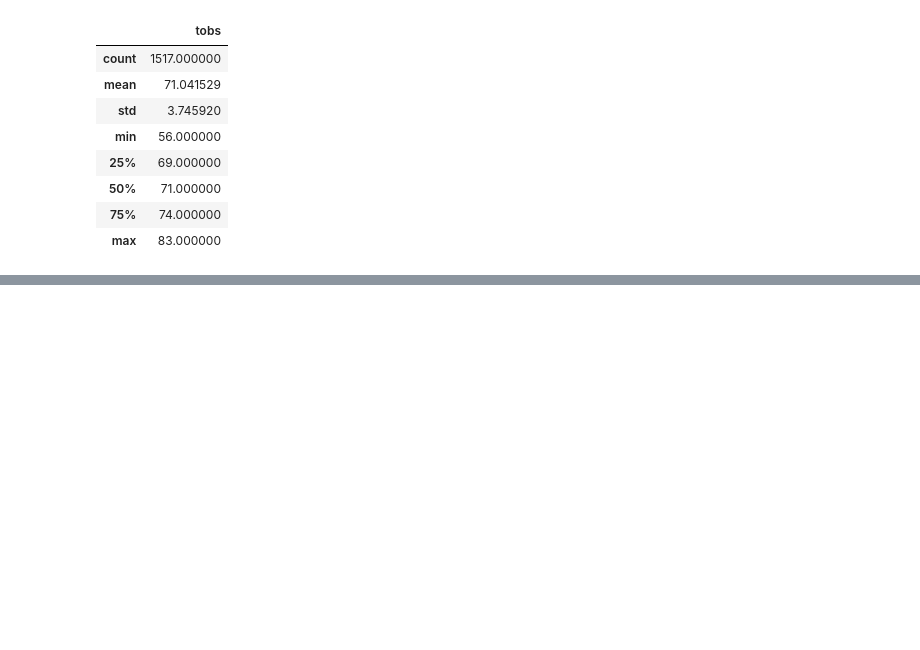
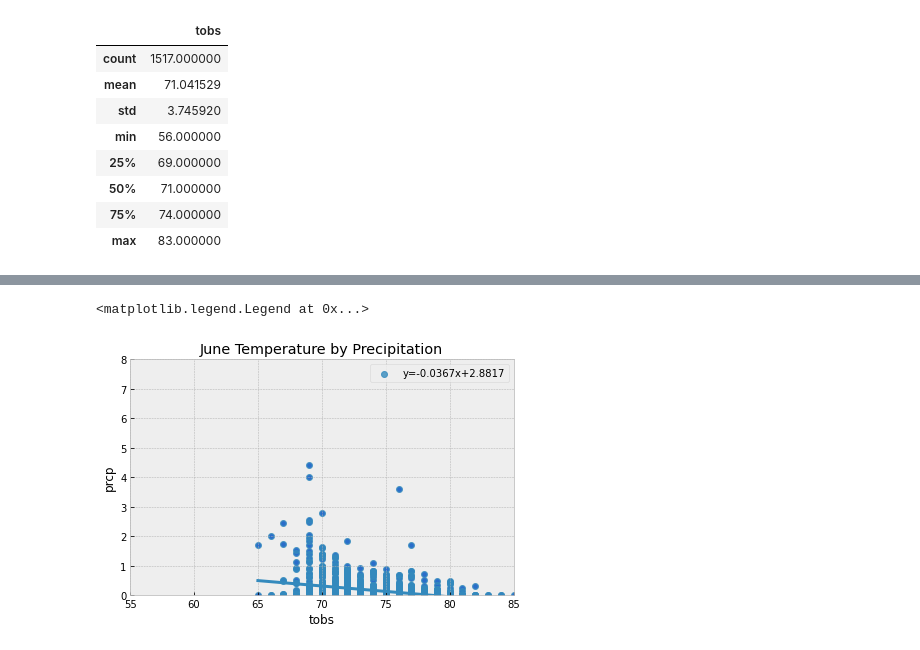
Before and after one commit to hoangphung123/surfs_up, a Jupyter notebook: SurfsUp_Challenge.ipynb, the cells around one changed output, grey strips where cells are left out. Drawn from its saved outputs; the diff is of its cells as text; code cells hidden in the pictures; blank space fills up the shorter version.

```diff
--- a/SurfsUp_Challenge.ipynb
+++ b/SurfsUp_Challenge.ipynb
@@ -159,0 +163,6 @@ plt.ylim([0,400])
+# %%
+# Additional Query 1: June Precipitation
+june_temp_prcp = session.query(Measurement.tobs,Measurement.prcp).filter(extract('month', Measurement.date) == 6).all()
+june_temp_prcp_df = pd.DataFrame(june_temp_prcp)
+# print(june_temp_prcp_df)
+june_temp_prcp_df.describe()
@@ -159,0 +179,24 @@ plt.ylim([0,400])
+# %%
+# June graph of temp x prcp with trendline
+june_temp_prcp_df = pd.DataFrame(june_temp_prcp, columns=['tobs','prcp'])
+# have to drop Nans to plot on the scatterplot
+june_temp_prcp_df = june_temp_prcp_df.dropna()
+june_temp_prcp_df.plot.scatter('tobs', 'prcp')
+plt.tight_layout()
+plt.title('June Temperature by Precipitation')
+plt.xlim([55, 85])
+plt.ylim([0,8])
+
+# Add Trendline and equation
+slope, intercept, r_value, p_value, std_err = stats.linregress(june_temp_prcp_df['tobs'],june_temp_prcp_df['prcp'])
+sns.regplot(x='tobs', y='prcp', data=june_temp_prcp_df, ci=None, label="y={0:.4f}x+{1:.4f}".format(slope,intercept)).legend(loc="best")
+
+# Adding Trendline, but doesn't add trendline equation
+# x = june_temp_prcp_df['tobs']
+# y = june_temp_prcp_df['prcp']
+# z = np.polyfit(x,y, 1)
+# p = np.poly1d(z)
+# # plt.plot(x,p(x),"purple")
+# %% [output]
+<matplotlib.legend.Legend at 0x...>
+[figure, added]
```
Also changed, not shown: parts of 7 cells of this notebook, 8 other files.
